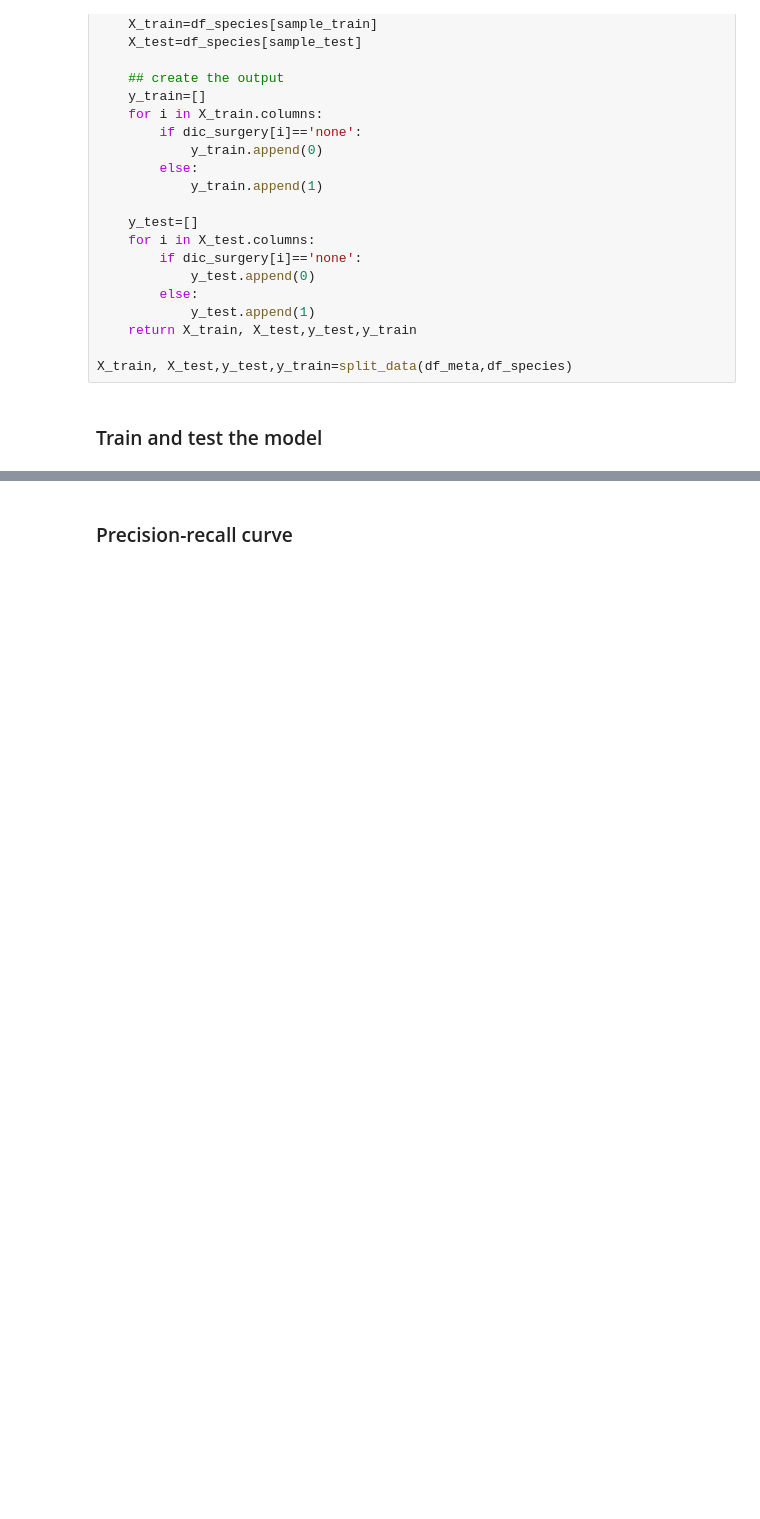
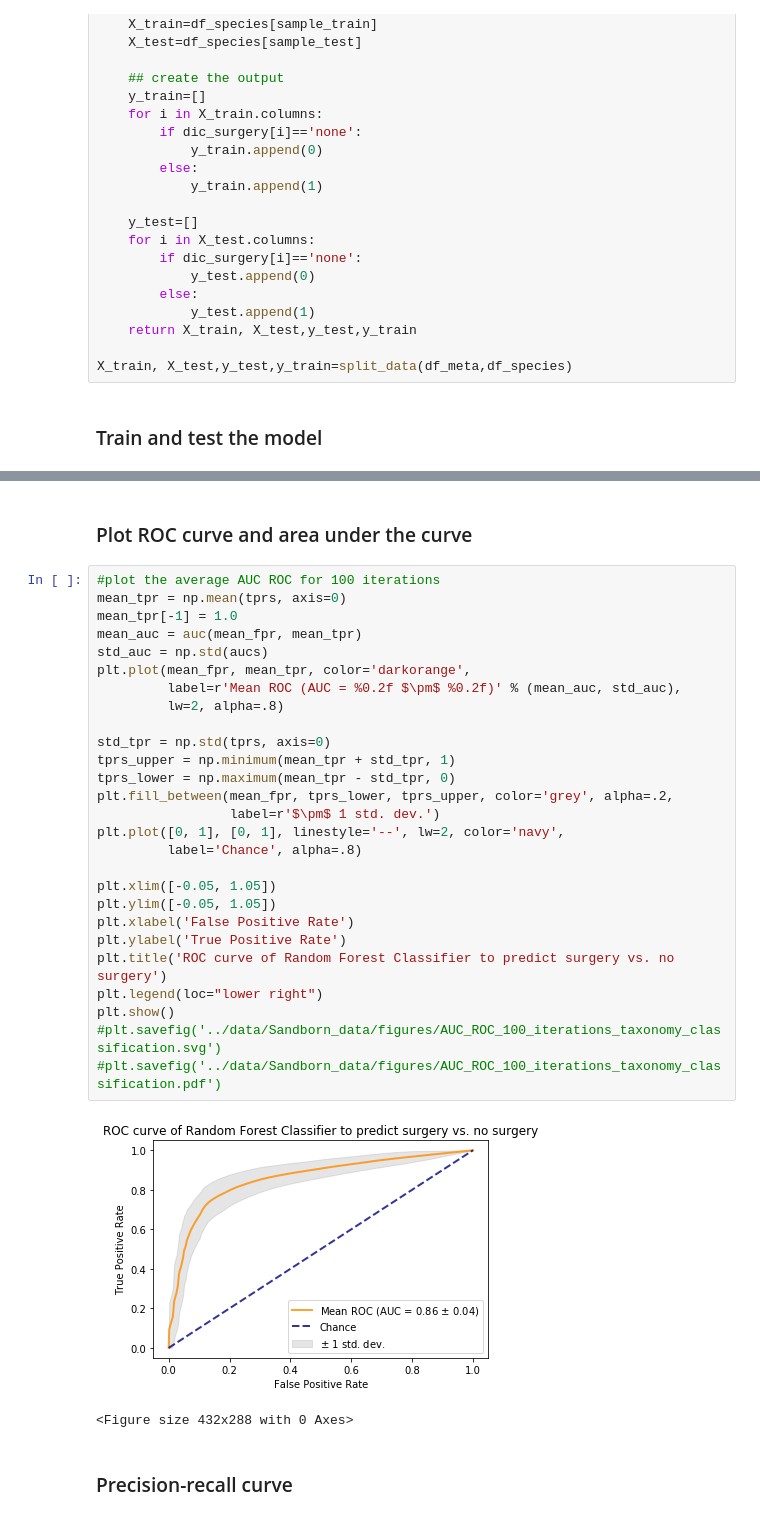
Before and after one commit to knightlab-analyses/ibd-surgery, a Jupyter notebook: notebooks_metagenomics/3.1 Classification of surgery vs non-surgery patients by taxonomy profile.ipynb, the cells around one changed output, grey strips where cells are left out. Drawn from its saved outputs; the diff is of its cells as text; blank space fills up the shorter version.

```diff
--- a/notebooks_metagenomics/3.1 Classification of surgery vs non-surgery patients by taxonomy profile.ipynb
+++ b/notebooks_metagenomics/3.1 Classification of surgery vs non-surgery patients by taxonomy profile.ipynb
@@ -107,3 +193,35 @@ Average precision-recall score:  0.8934925093632959
+# %% [markdown]
+### Plot ROC curve and area under the curve
+# %%
+#plot the average AUC ROC for 100 iterations
+mean_tpr = np.mean(tprs, axis=0)
+mean_tpr[-1] = 1.0
+mean_auc = auc(mean_fpr, mean_tpr)
+std_auc = np.std(aucs)
+plt.plot(mean_fpr, mean_tpr, color='darkorange',
+         label=r'Mean ROC (AUC = %0.2f $\pm$ %0.2f)' % (mean_auc, std_auc),
+         lw=2, alpha=.8)
+
+std_tpr = np.std(tprs, axis=0)
+tprs_upper = np.minimum(mean_tpr + std_tpr, 1)
+tprs_lower = np.maximum(mean_tpr - std_tpr, 0)
+plt.fill_between(mean_fpr, tprs_lower, tprs_upper, color='grey', alpha=.2,
+                 label=r'$\pm$ 1 std. dev.')
+plt.plot([0, 1], [0, 1], linestyle='--', lw=2, color='navy',
+         label='Chance', alpha=.8)
+
+plt.xlim([-0.05, 1.05])
+plt.ylim([-0.05, 1.05])
+plt.xlabel('False Positive Rate')
+plt.ylabel('True Positive Rate')
+plt.title('ROC curve of Random Forest Classifier to predict surgery vs. no surgery')
+plt.legend(loc="lower right")
+plt.show()
+#plt.savefig('../data/Sandborn_data/figures/AUC_ROC_100_iterations_taxonomy_classification.svg')
+#plt.savefig('../data/Sandborn_data/figures/AUC_ROC_100_iterations_taxonomy_classification.pdf')
+# %% [output]
+[figure, added]
+<Figure size 432x288 with 0 Axes>
 # %% [markdown]
 ### Precision-recall curve
 # %%
```
Also changed, not shown: parts of 12 cells of this notebook.
